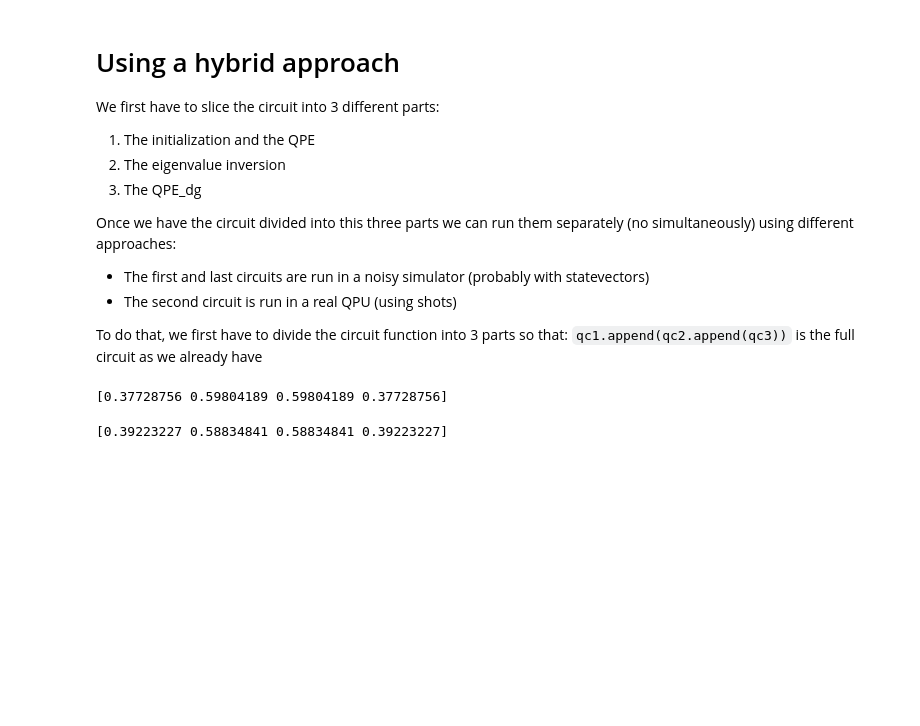
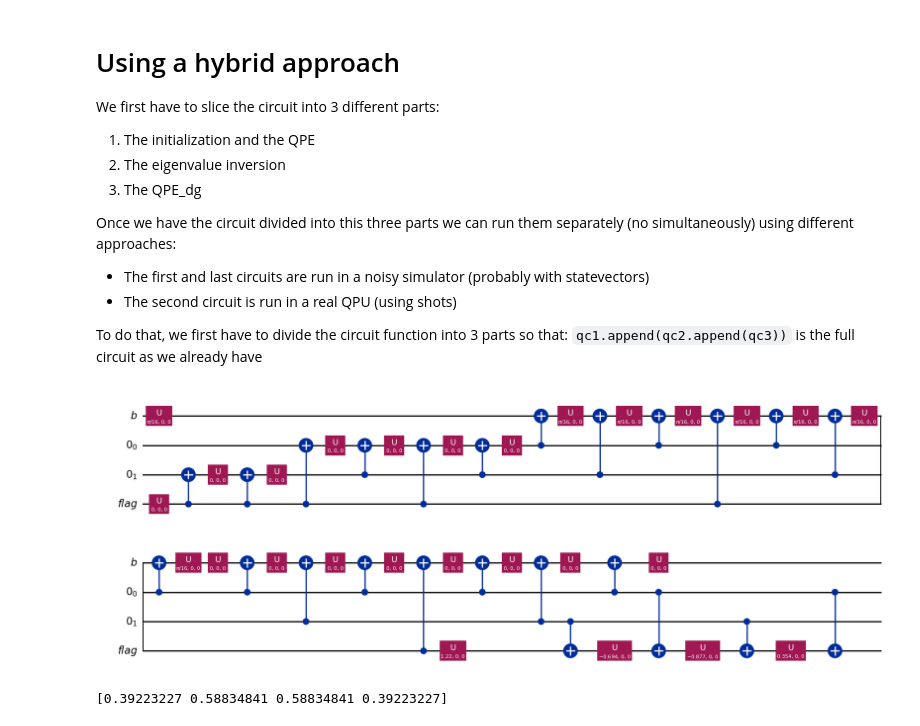
Before and after one commit to Nicofero/CITMAGA, a Jupyter notebook: Qmio_hhl.ipynb, the cells around one changed output. Saved outputs shown, nothing was run; the diff lists cells and outputs as text; code cells hidden in the pictures; blank space fills up the shorter version.

```diff
--- a/Qmio_hhl.ipynb
+++ b/Qmio_hhl.ipynb
@@ -182,18 +182,22 @@ def inverse_qpe(state,nb,nl,matrix_circuit):
 
     return qc
 # %%
-vector = np.array([1]*4)
-matrix = tridiag_matrix(2,-1,4)
+vector = np.array([1]*2)
+matrix = tridiag_matrix(2,-1,2)
 qc1,nb,nl,mt_circ=init_and_qpe(vector,matrix)
 state = Statevector(qc1)
 qc2,_ = eig_inverse(state,nb,nl,mt_circ)
 state2 = Statevector(qc2)
 test = np.abs(state2)
 qc3 = inverse_qpe(state2,nb,nl,mt_circ)
-state_f = solution(qc3)
-print(state_f)
+# state_f = solution(qc3)
+# print(state_f)
-# %% [output]
-[0.37728756 0.59804189 0.59804189 0.37728756]
+# %%
+qc2 = qc2.decompose(reps=8)
+qc2.data = [instruction for instruction in qc2.data if instruction.operation.name!='reset']
+qc2.draw('mpl')
+# %% [output]
+[figure, added]
 # %%
 prb = np.linalg.solve(matrix,vector)
 prb = prb/np.linalg.norm(prb)
```
Also changed, not shown: parts of 3 cells of this notebook, 1 other file.
